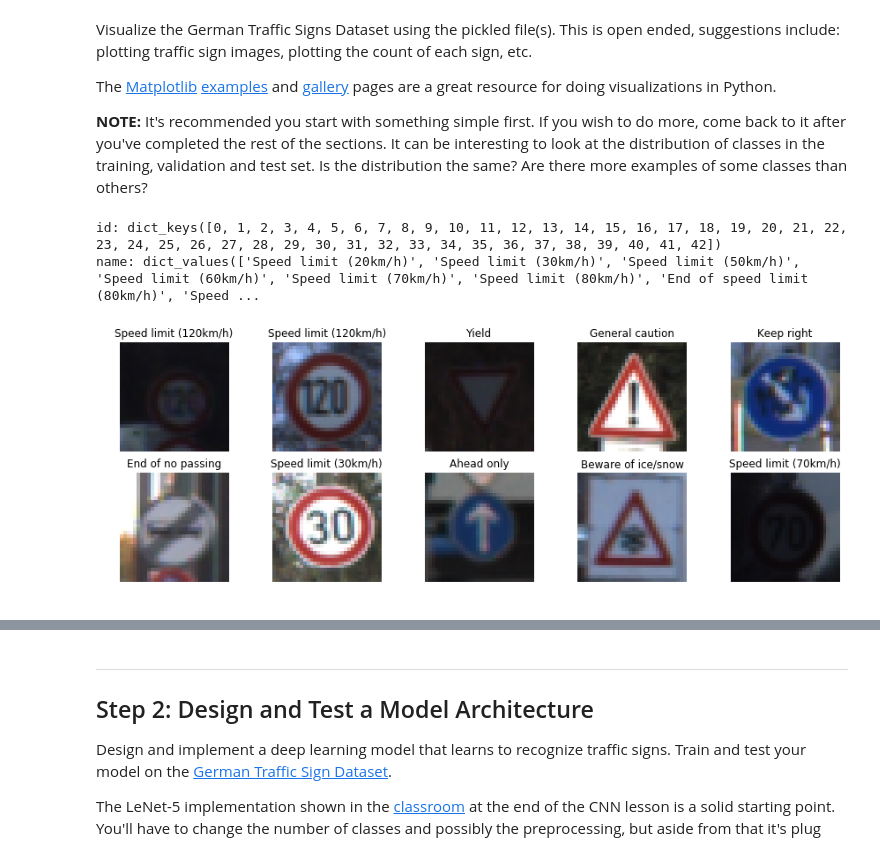
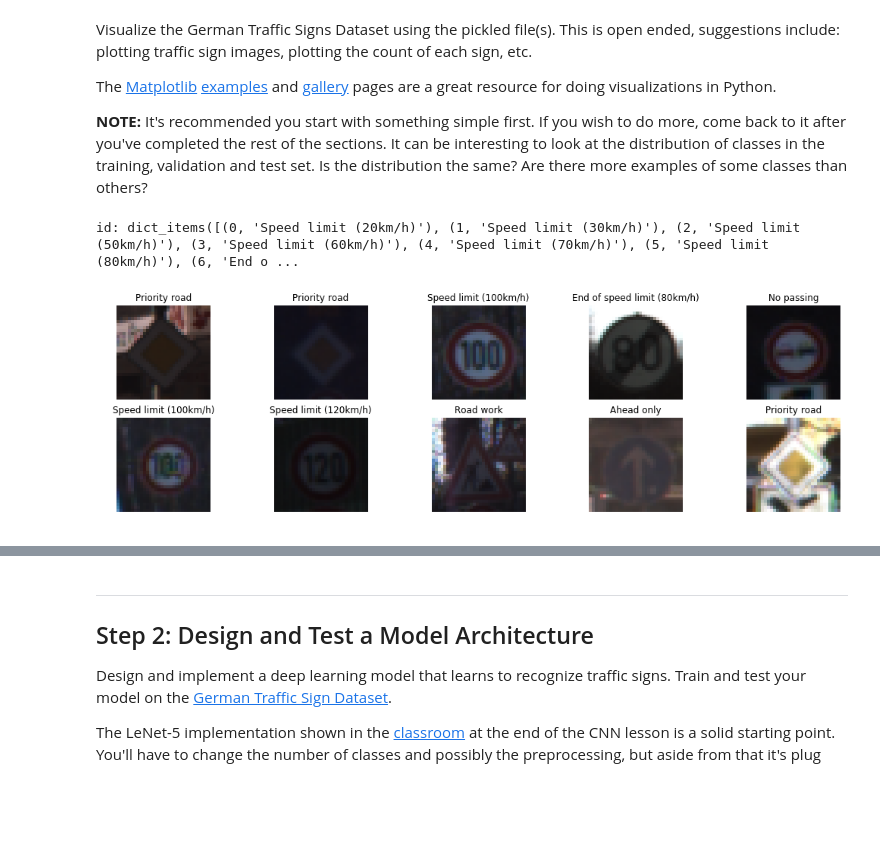
Before and after one commit to tonyxxq/Traffic-Sign-Classifier, a Jupyter notebook: Traffic_Sign_Classifier.ipynb, the cells around one changed output, grey strips where cells are left out. Cells and saved outputs as stored; diff of their text form; code cells hidden in the pictures; blank space fills up the shorter version.

```diff
--- a/Traffic_Sign_Classifier.ipynb
+++ b/Traffic_Sign_Classifier.ipynb
@@ -101,24 +101,22 @@ import random
 %matplotlib inline
 # create signnames dict
 data_frame = pd.read_csv("signnames.csv")
-id_to_name = dict()
+id_to_name = {}
 for _, row in data_frame.iterrows():
     sign, name = row
     id_to_name[sign] = name
-print('id:', id_to_name.keys())
-print('name:', id_to_name.values())
+print('id:', id_to_name.items())
 # %% [output]
-id: dict_keys([0, 1, 2, 3, 4, 5, 6, 7, 8, 9, 10, 11, 12, 13, 14, 15, 16, 17, 18, 19, 20, 21, 22, 23, 24, 25, 26, 27, 28, 29, 30, 31, 32, 33, 34, 35, 36, 37, 38, 39, 40, 41, 42])
-name: dict_values(['Speed limit (20km/h)', 'Speed limit (30km/h)', 'Speed limit (50km/h)', 'Speed limit (60km/h)', 'Speed limit (70km/h)', 'Speed limit (80km/h)', 'End of speed limit (80km/h)', 'Speed ...
+id: dict_items([(0, 'Speed limit (20km/h)'), (1, 'Speed limit (30km/h)'), (2, 'Speed limit (50km/h)'), (3, 'Speed limit (60km/h)'), (4, 'Speed limit (70km/h)'), (5, 'Speed limit (80km/h)'), (6, 'End o ...
 # %%
 # plotting traffic sign images
-fig, ax = plt.subplots(2, 5, figsize=(15, 5))
-ax_array = ax.ravel()
+fig, axes = plt.subplots(2, 5, figsize=(18, 5))
+ax_array = axes.ravel()
 for ax in ax_array:
     index = random.randint(0, len(X_train))
     ax.imshow(X_train[index])
     ax.axis("off")
-    ax.set_title('%s' % id_to_name[y_train[index]])
+    ax.set_title(id_to_name[y_train[index]])
 plt.show()
 # %% [output]
-[figure, old version]
+[figure, new version]
```
Also changed, not shown: parts of 15 cells of this notebook.
